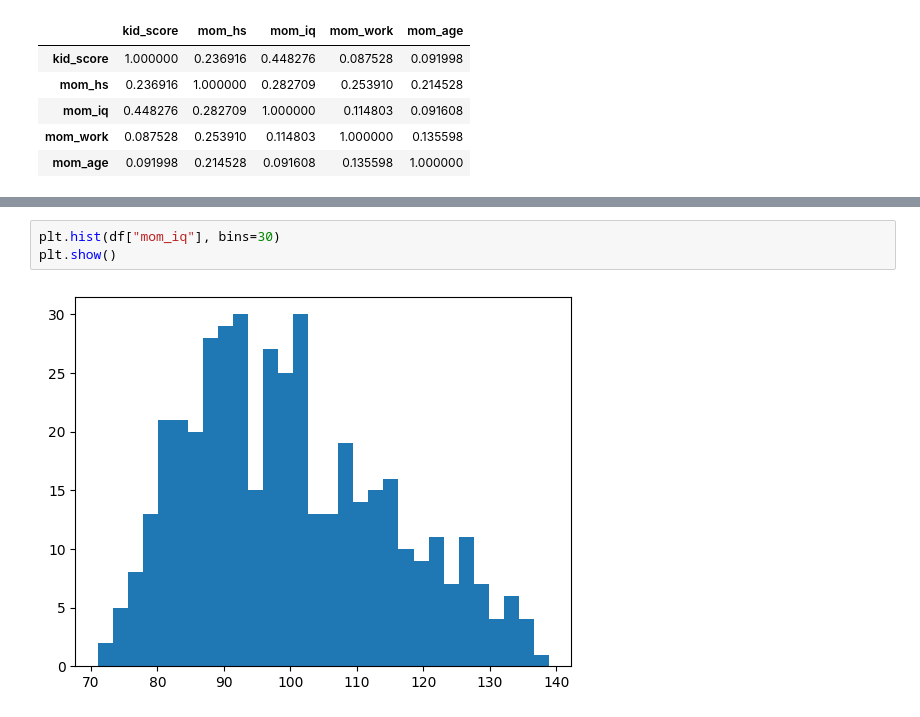
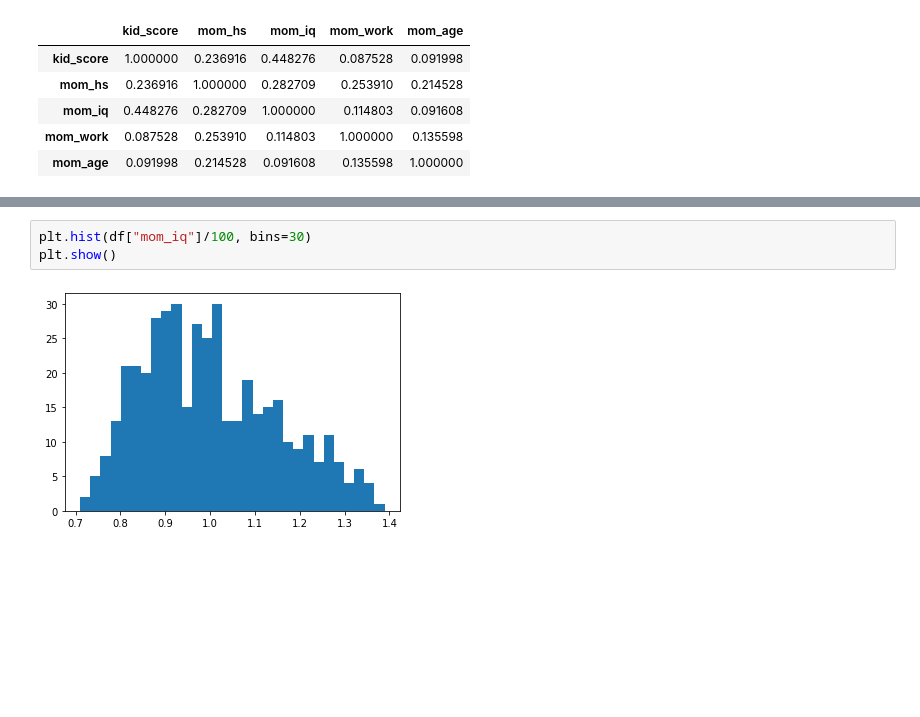
Before and after one commit to Sylwiam12/kidiq, a Jupyter notebook: kid_iq_FULL.ipynb, the cells around one changed output, grey strips where cells are left out. Saved outputs shown, nothing was run; the diff lists cells and outputs as text; blank space fills up the shorter version.

```diff
--- a/kid_iq_FULL.ipynb
+++ b/kid_iq_FULL.ipynb
@@ -65,8 +66,8 @@ plt.show()
 # %%
-plt.hist(df["mom_iq"], bins=30)
+plt.hist(df["mom_iq"]/100, bins=30)
 plt.show()
 # %% [output]
-[figure, old version]
+[figure, new version]
 # %%
 plt.hist(df["mom_hs"])
 plt.show()
```
Also changed, not shown: parts of 18 cells of this notebook, 9 other files.
